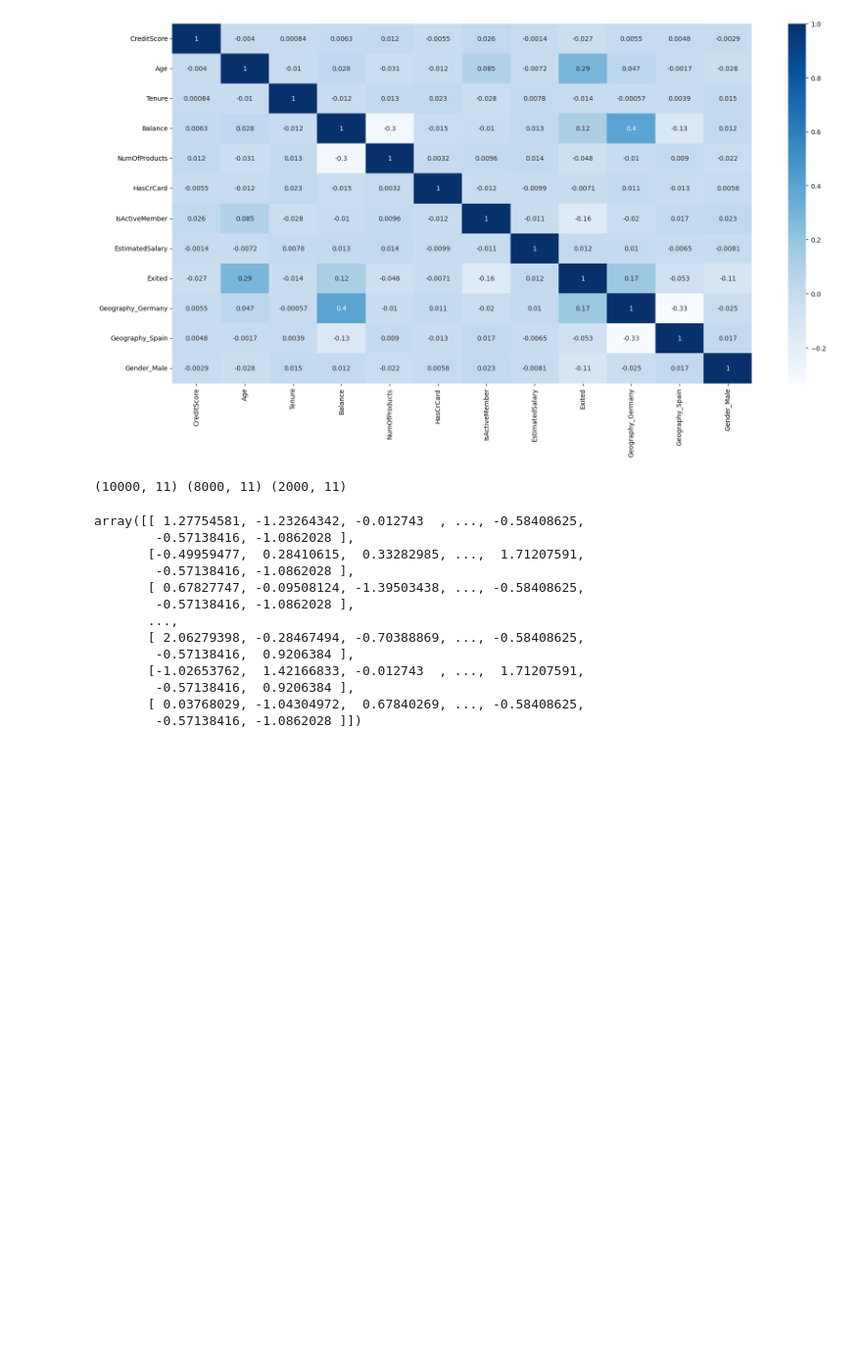
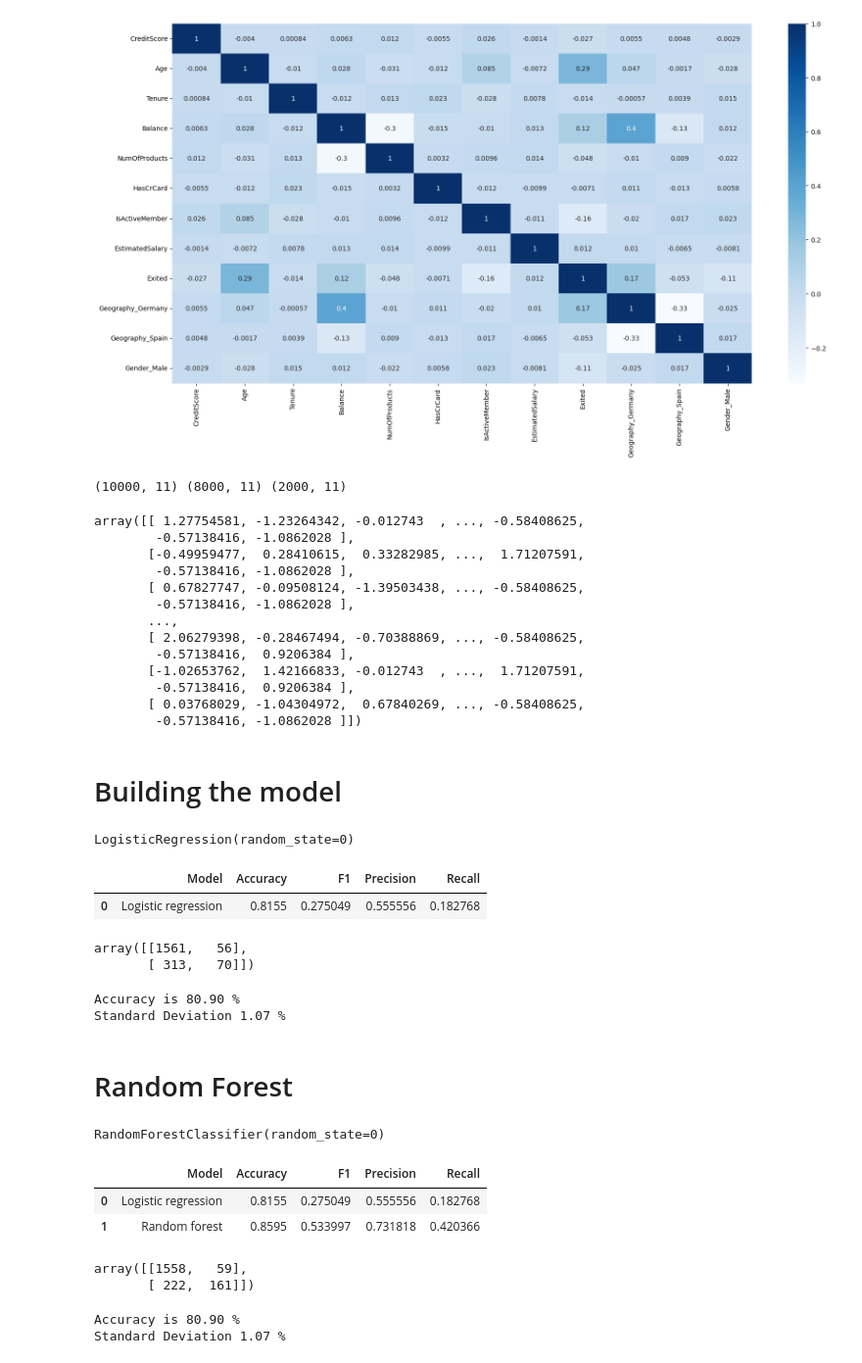
Before and after one commit to Dei-gratia/Machine-Learning-Projects, a Jupyter notebook: Machine Learning & Deep Learning Projects/Predicting_Churn_for_Bank_Customers.ipynb, the cells around one changed output. Shown: that part at 98% size. Cells and saved outputs as stored; diff of their text form; code cells hidden in the pictures; blank space fills up the shorter version.

```diff
--- a/Machine Learning & Deep Learning Projects/Predicting_Churn_for_Bank_Customers.ipynb
+++ b/Machine Learning & Deep Learning Projects/Predicting_Churn_for_Bank_Customers.ipynb
@@ -177,3 +183,79 @@ array([[ 1.27754581, -1.23264342, -0.012743  , ..., -0.58408625,
         -0.57138416,  0.9206384 ],
        [ 0.03768029, -1.04304972,  0.67840269, ..., -0.58408625,
         -0.57138416, -1.0862028 ]])
+# %% [markdown]
+# Building the model
+# %%
+lr_classifier = LogisticRegression(random_state=0)
+lr_classifier.fit(X_train, y_train)
+# %% [output]
+LogisticRegression(random_state=0)
+# %%
+y_pred = lr_classifier.predict(X_test)
+
+acc = accuracy_score(y_test, y_pred)
+f1 = f1_score(y_test, y_pred)
+prec = precision_score(y_test, y_pred)
+rec = recall_score(y_test, y_pred)
+
+results = pd.DataFrame([["Logistic regression", acc, f1, prec, rec]],
+                       columns=["Model", "Accuracy", "F1", "Precision", "Recall"])
+results
+# %% [output]
+|  | Model | Accuracy | F1 | Precision | Recall |
+| 0 | Logistic regression | 0.8155 | 0.275049 | 0.555556 | 0.182768 |
+# %%
+#confusion matrics
+cm = confusion_matrix(y_test, y_pred)
+cm
+# %% [output]
+array([[1561,   56],
+       [ 313,   70]])
+# %%
+#cross validation
+accuracies = cross_val_score(estimator=lr_classifier, X=X_train, y=y_train, cv=10)
+
+print("Accuracy is {:.2f} %".format(accuracies.mean() * 100))
+print("Standard Deviation {:.2f} %".format(accuracies.std() * 100))
+# %% [output]
+Accuracy is 80.90 %
+Standard Deviation 1.07 %
+# %% [markdown]
+# Random Forest
+# %%
+rf_classifier = RandomForestClassifier(random_state=0)
+rf_classifier.fit(X_train, y_train)
+# %% [output]
+RandomForestClassifier(random_state=0)
+# %%
+y_pred = rf_classifier.predict(X_test)
+
+acc = accuracy_score(y_test, y_pred)
+f1 = f1_score(y_test, y_pred)
+prec = precision_score(y_test, y_pred)
+rec = recall_score(y_test, y_pred)
+
+model_results = pd.DataFrame([["Random forest", acc, f1, prec, rec]],
+                       columns=["Model", "Accuracy", "F1", "Precision", "Recall"])
+results = pd.concat([results, model_results], ignore_index=True)
+results
+# %% [output]
+|  | Model | Accuracy | F1 | Precision | Recall |
+| 0 | Logistic regression | 0.8155 | 0.275049 | 0.555556 | 0.182768 |
+| 1 | Random forest | 0.8595 | 0.533997 | 0.731818 | 0.420366 |
+# %%
+#confusion matrics
+cm = confusion_matrix(y_test, y_pred)
+cm
+# %% [output]
+array([[1558,   59],
+       [ 222,  161]])
+# %%
+#cross validation
+accuracies = cross_val_score(estimator=lr_classifier, X=X_train, y=y_train, cv=10)
+
+print("Accuracy is {:.2f} %".format(accuracies.mean() * 100))
+print("Standard Deviation {:.2f} %".format(accuracies.std() * 100))
+# %% [output]
+Accuracy is 80.90 %
+Standard Deviation 1.07 %
```
Also changed, not shown: parts of 18 cells of this notebook.
